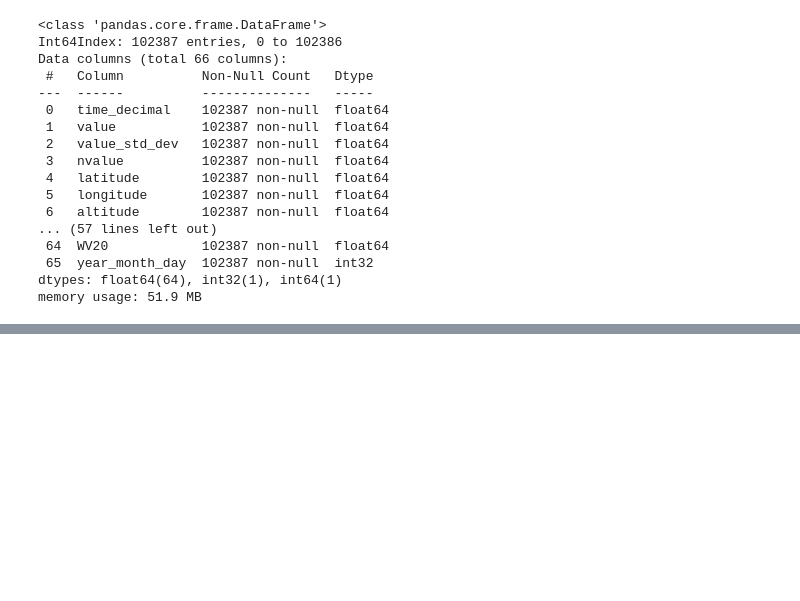
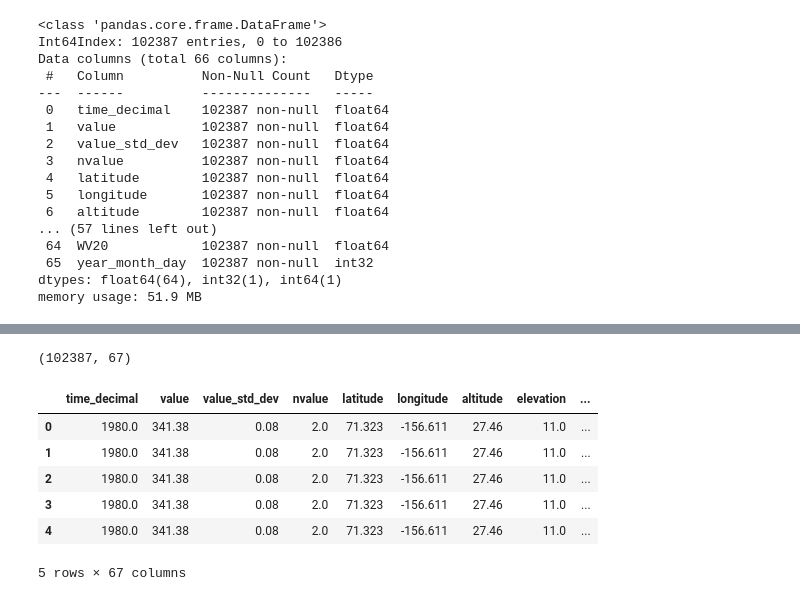
Before and after one commit to akitak/SeawaterRise, a Jupyter notebook: EDA scratch (AT).ipynb, the cells around one changed output, grey strips where cells are left out. Drawn from its saved outputs; the diff is of its cells as text; code cells hidden in the pictures; blank space fills up the shorter version.

Commit message:
added additional cleaning, cleaned data sets for weather stations and merged to main dataset

```diff
--- a/EDA scratch (AT).ipynb
+++ b/EDA scratch (AT).ipynb
@@ -598,0 +784,26 @@ memory usage: 676.2 KB
+# %%
+yakutat = pd.read_csv('site/Yakutat.csv')
+yakutat['NAME'] = 6
+yakutat.rename(columns = {'2800' : 'sea_level'}, inplace = True)
+
+yakutat['year'] = yakutat['1961'].astype('string')
+yakutat['month'] = yakutat['1'].astype('string')
+yakutat['day'] = yakutat['2'].astype('string')
+
+
+for i in range(len(yakutat['month'])):
+        if len(yakutat['month'][i]) < 2:
+            yakutat['month'][i] = '0'+ yakutat['month'][i]
+
+for i in range(len(yakutat['day'])):
+        if len(yakutat['day'][i]) < 2:
+            yakutat['day'][i] = '0'+ yakutat['day'][i]
+
+
+
+yakutat['year_month_day'] = yakutat['year'].astype('string') + '' + yakutat['month'].astype('string') + '' + yakutat['day'].astype('string')
+yakutat['year_month_day'] = yakutat['year_month_day'].astype('int')
+
+yakutat = yakutat.drop(columns = ['year', 'month', 'day', '1961', '1', '2'])
+
+yakutat.info()
@@ -598,0 +821,4 @@ memory usage: 676.2 KB
+# %%
+station_data_frames = [dutch, ketchikan, kodiak, nome, seward, sitka, yakutat]
+# %%
+stations_df = pd.concat(station_data_frames, join = 'inner', axis = 0)
@@ -598,0 +846,19 @@ memory usage: 676.2 KB
+# %%
+cleaned_df = cleaned_df.merge(stations_df,
+                 how = 'left',
+                 on = ['year_month_day', 'NAME']
+                )
+# %%
+cleaned_df.shape
+# %% [output]
+(102387, 67)
+# %%
+cleaned_df.head()
+# %% [output]
+|  | time_decimal | value | value_std_dev | nvalue | latitude | longitude | altitude | elevation | ... |
+| 0 | 1980.0 | 341.38 | 0.08 | 2.0 | 71.323 | -156.611 | 27.46 | 11.0 | ... |
+| 1 | 1980.0 | 341.38 | 0.08 | 2.0 | 71.323 | -156.611 | 27.46 | 11.0 | ... |
+| 2 | 1980.0 | 341.38 | 0.08 | 2.0 | 71.323 | -156.611 | 27.46 | 11.0 | ... |
+| 3 | 1980.0 | 341.38 | 0.08 | 2.0 | 71.323 | -156.611 | 27.46 | 11.0 | ... |
+| 4 | 1980.0 | 341.38 | 0.08 | 2.0 | 71.323 | -156.611 | 27.46 | 11.0 | ... |
+5 rows × 67 columns
```
Also changed, not shown: parts of 11 cells of this notebook.
